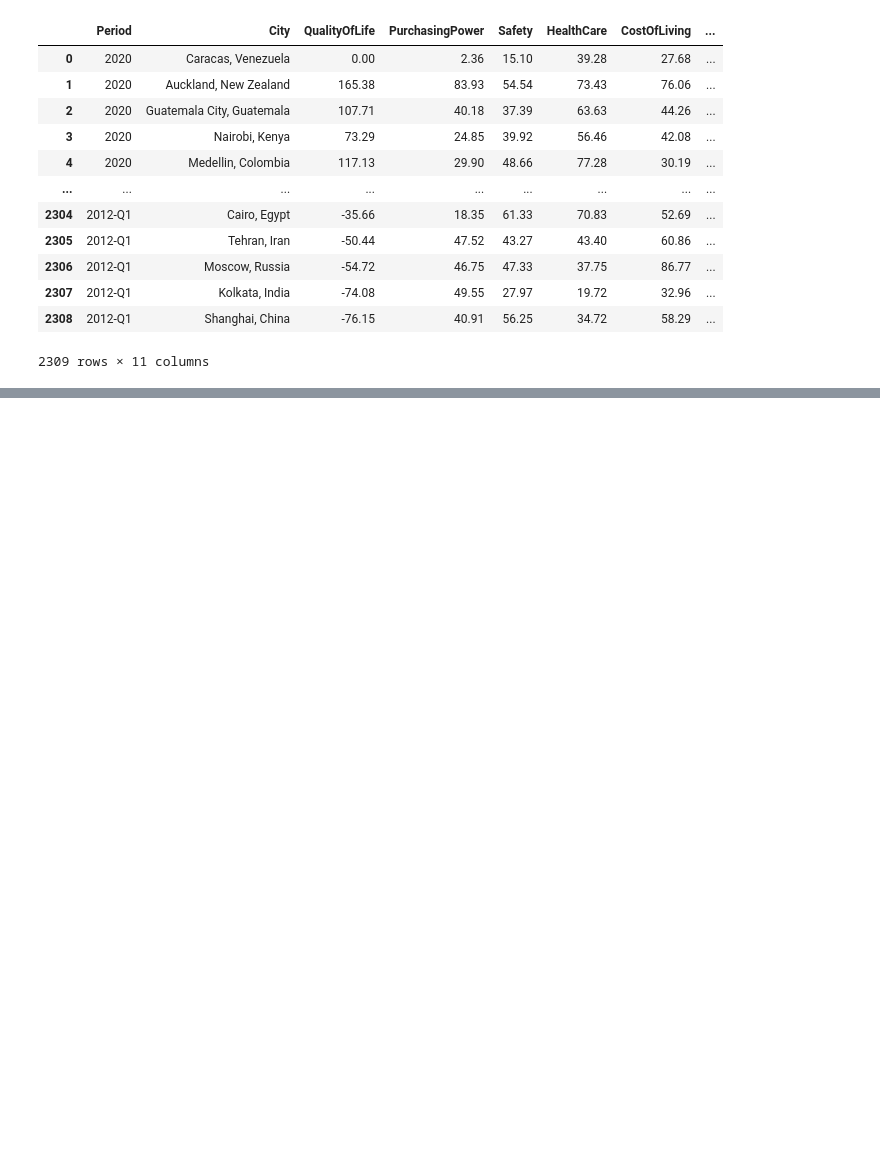
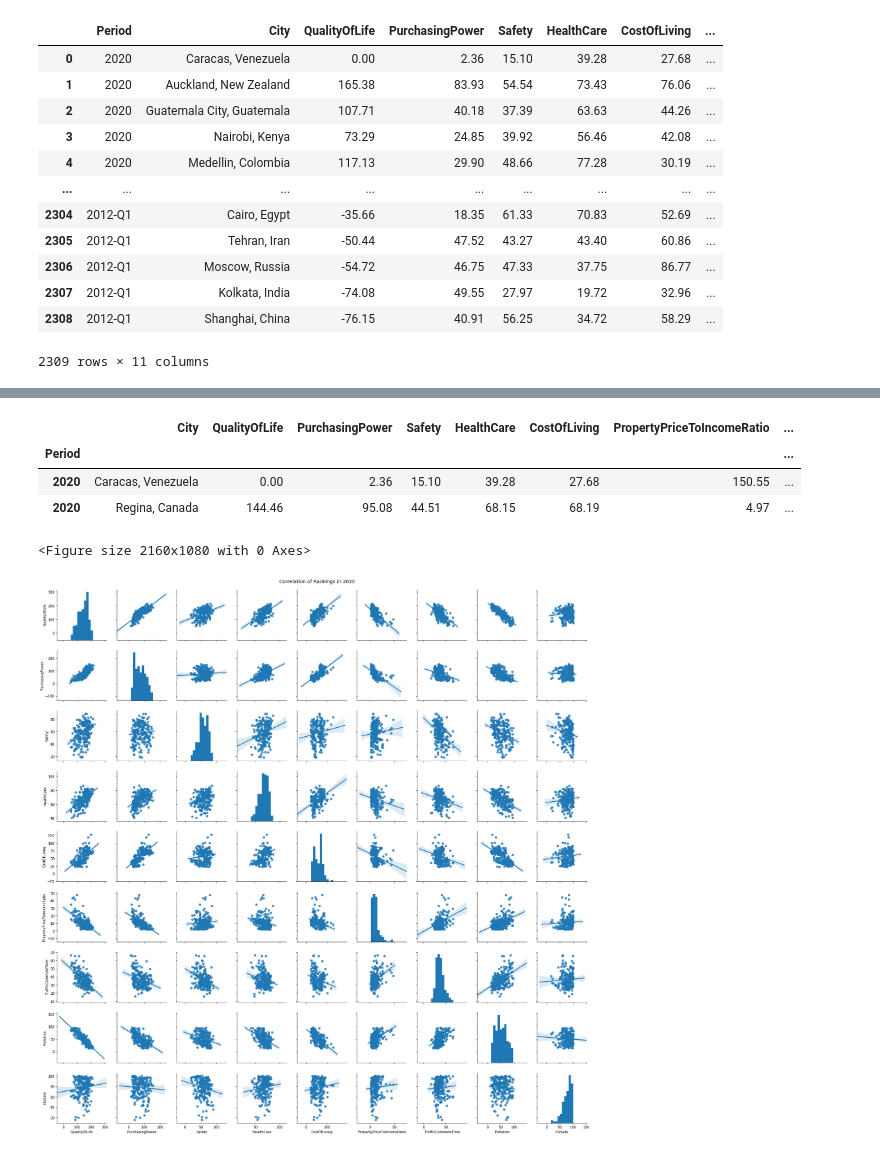
Before and after one commit to helmuthb/data-oriented-programming, a Jupyter notebook: Numbeo.ipynb, the cells around one changed output, grey strips where cells are left out. Cells and saved outputs as stored; diff of their text form; code cells hidden in the pictures; blank space fills up the shorter version.

```diff
--- a/Numbeo.ipynb
+++ b/Numbeo.ipynb
@@ -104,0 +212,27 @@ fig.savefig('visuals/RankingsOverTimeBoxPlot.png')
+# %%
+#looking at the outliers:
+dfNumbeo2020.iloc[[0,226],:]
+# %% [output]
+|  | City | QualityOfLife | PurchasingPower | Safety | HealthCare | CostOfLiving | PropertyPriceToIncomeRatio | ... |
+| Period |  |  |  |  |  |  |  | ... |
+| 2020 | Caracas, Venezuela | 0.00 | 2.36 | 15.10 | 39.28 | 27.68 | 150.55 | ... |
+| 2020 | Regina, Canada | 144.46 | 95.08 | 44.51 | 68.15 | 68.19 | 4.97 | ... |
+# %%
+#plotting again without outliers
+#dfNumbeo2020_cleaned
+
+fig = plt.figure(figsize=(30,15))
+#fig.suptitle('Correlation of Rankings in 2020', fontsize='x-large', fontweight='bold')
+fig.subplots_adjust(top=0.95)
+
+#ax = fig.add_subplot(111)
+g = sns.pairplot(dfNumbeo2020_cleaned,kind="reg")
+
+g.fig.suptitle("Correlation of Rankings in 2020", y=1.01,fontsize=14)
+
+# plt.title('Correlation of Rankings in 2020', fontdict=fontdict, color="black", position=(0.5,1));
+
+fig.savefig('visuals/CorrelationOfRankingsIn2020.png')
+# %% [output]
+<Figure size 2160x1080 with 0 Axes>
+[figure, added]
```
Also changed, not shown: parts of 16 cells of this notebook, 3 other files.
